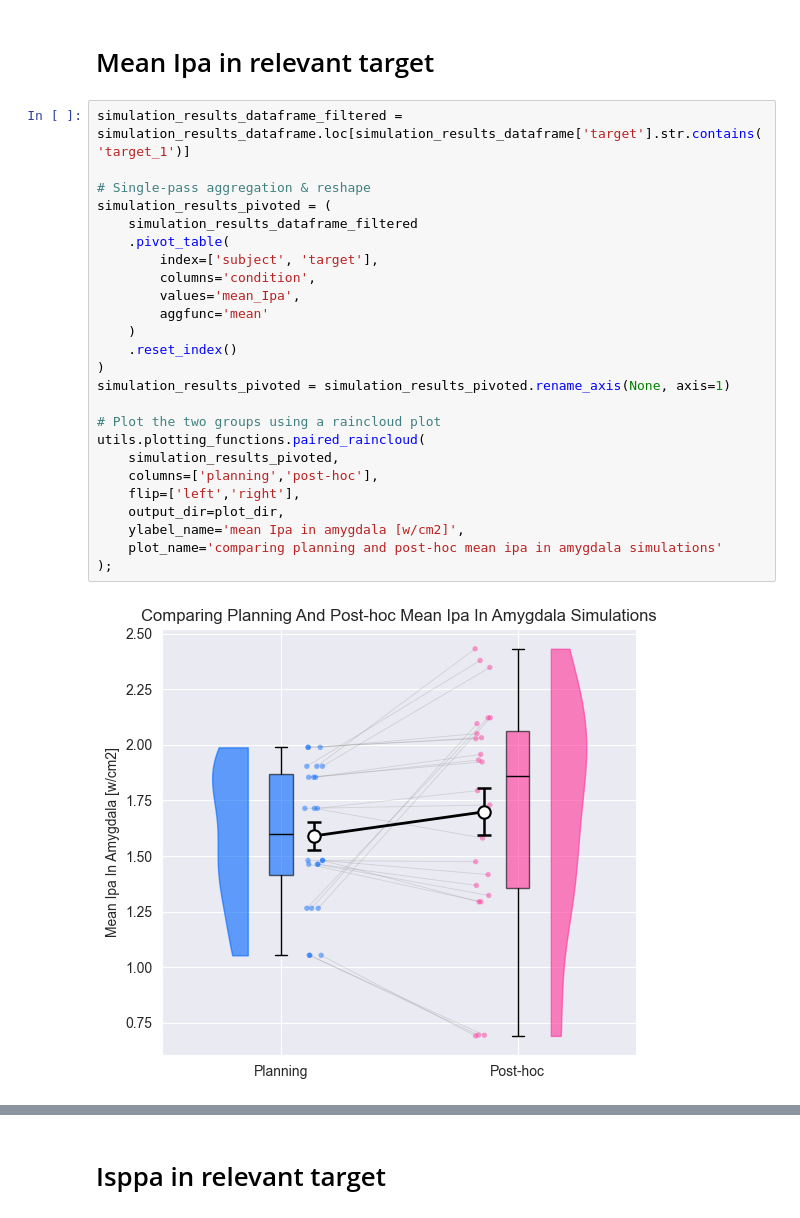
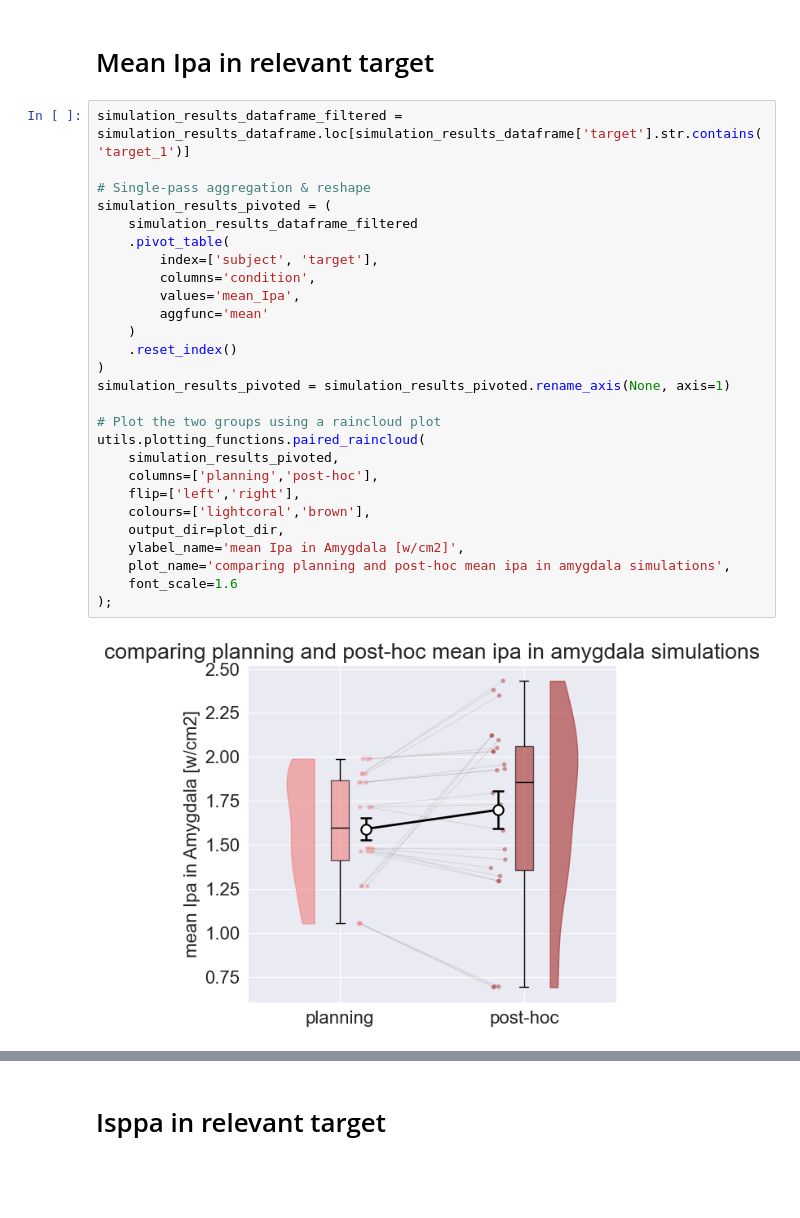
Before and after one commit to KTZ228/phd_1_analysis, a Jupyter notebook: acoustic_simulations/simulation_results.ipynb, the cells around one changed output, grey strips where cells are left out. Saved outputs shown, nothing was run; the diff lists cells and outputs as text; blank space fills up the shorter version.

Commit message:
Slightly tweaked simulation pipelines

```diff
--- a/acoustic_simulations/simulation_results.ipynb
+++ b/acoustic_simulations/simulation_results.ipynb
@@ -43,30 +43,32 @@ print(simulation_results_dataframe)
 # %%
 simulation_results_dataframe_filtered = simulation_results_dataframe.loc[simulation_results_dataframe['target'].str.contains('target_1')]
 
 # Single-pass aggregation & reshape
 simulation_results_pivoted = (
     simulation_results_dataframe_filtered
     .pivot_table(
         index=['subject', 'target'],
         columns='condition',
         values='mean_Ipa',
         aggfunc='mean'
     )
     .reset_index()
 )
 simulation_results_pivoted = simulation_results_pivoted.rename_axis(None, axis=1)
 
 # Plot the two groups using a raincloud plot
 utils.plotting_functions.paired_raincloud(
     simulation_results_pivoted,
     columns=['planning','post-hoc'],
     flip=['left','right'],
+    colours=['lightcoral','brown'],
     output_dir=plot_dir,
-    ylabel_name='mean Ipa in amygdala [w/cm2]',
-    plot_name='comparing planning and post-hoc mean ipa in amygdala simulations'
+    ylabel_name='mean Ipa in Amygdala [w/cm2]',
+    plot_name='comparing planning and post-hoc mean ipa in amygdala simulations',
+    font_scale=1.6
 );
 # %% [output]
-[figure, old version]
+[figure, new version]
 # %%
 simulation_results_dataframe_filtered = simulation_results_dataframe.loc[simulation_results_dataframe['target'].str.contains('target_2')]
 
```
Also changed, not shown: parts of 3 cells of this notebook, 2 other files.
